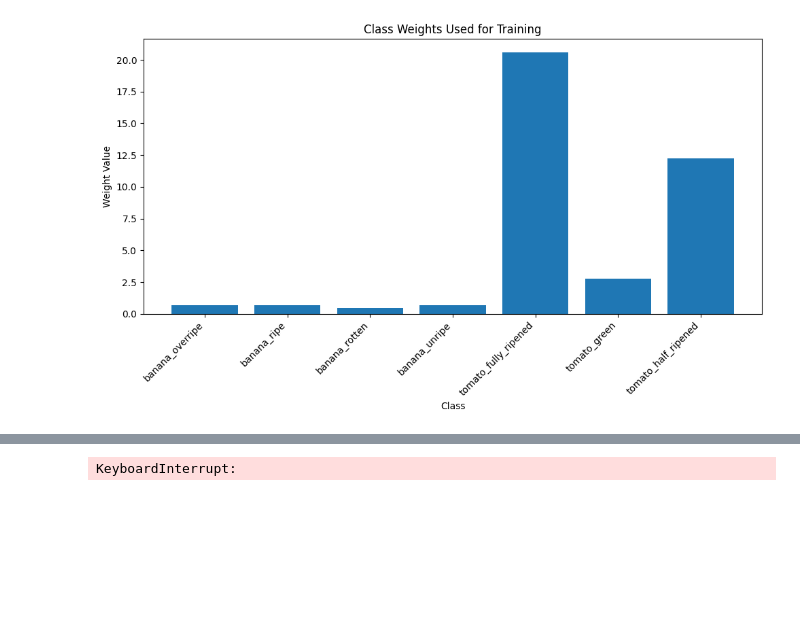
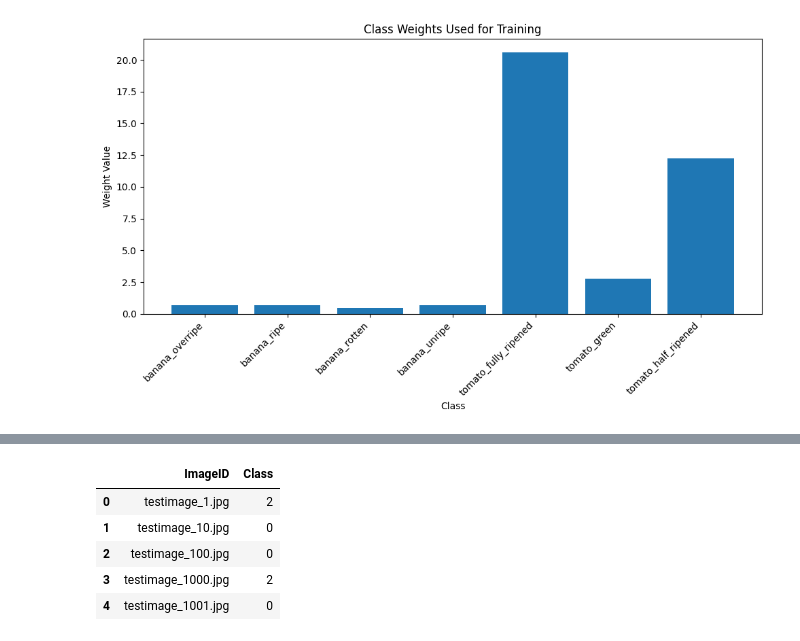
Before and after one commit to haneenakram/neural-network-preject, a Jupyter notebook: CoAtNet/CoAtNet.ipynb, the cells around one changed output, grey strips where cells are left out. Cells and saved outputs as stored; diff of their text form; code cells hidden in the pictures; blank space fills up the shorter version.

```diff
--- a/CoAtNet/CoAtNet.ipynb
+++ b/CoAtNet/CoAtNet.ipynb
@@ -400,11 +440,11 @@ save_file_for_download('/kaggle/working/best_model.weights.h5')
 # %%
+
 import os
 import numpy as np
 import pandas as pd
 from tensorflow.keras.preprocessing.image import load_img, img_to_array
 from tensorflow.keras.models import Model
 from tqdm import tqdm
-
 import tensorflow as tf
 from tensorflow.keras import layers, Model
 
@@ -471,37 +511,38 @@ def build_model(input_shape=(224, 224, 3), num_classes=7):
     x = layers.LayerNormalization()(x)
     x = layers.GlobalAveragePooling1D()(x)
     outputs = layers.Dense(num_classes, activation='softmax')(x)
     return Model(inputs, outputs)
 
 # ======== MODEL LOADING ========
 
 model = build_model(input_shape=(224, 224, 3), num_classes=7)
 model.load_weights('best_model.weights.h5')  # Path to your saved weights
 
-# Now you can use the model:
-# predictions = model.predict(...)
-
-# === Define prediction function ===
 def preprocess_image(image_path, target_size=(224, 224)):
     img = load_img(image_path, target_size=target_size)
     img_array = img_to_array(img) / 255.0
     return np.expand_dims(img_array, axis=0)  # Add batch dimension
 
-# === Load and predict on test images ===
-test_dir = '/kaggle/input/fine-grained-fruit-quality-assessment/test/testNew'
+
+test_dir = '../testNew'
 image_files = sorted([f for f in os.listdir(test_dir) if f.lower().endswith(('.jpg', '.jpeg', '.png'))])
 
 results = []
 for img_name in tqdm(image_files, desc="Predicting"):
     img_path = os.path.join(test_dir, img_name)
     img_tensor = preprocess_image(img_path)
     pred = model.predict(img_tensor, verbose=0)
     predicted_class = np.argmax(pred, axis=1)[0]
     results.append((img_name, predicted_class))
 
 # === Create submission file ===
 submission_df = pd.DataFrame(results, columns=["ImageID", "Class"])
 submission_df.to_csv("submission.csv", index=False)
 submission_df.head()
 # %% [output]
-KeyboardInterrupt:
+|  | ImageID | Class |
+| 0 | testimage_1.jpg | 2 |
+| 1 | testimage_10.jpg | 0 |
+| 2 | testimage_100.jpg | 0 |
+| 3 | testimage_1000.jpg | 2 |
+| 4 | testimage_1001.jpg | 0 |
```
Also changed, not shown: parts of 3 cells of this notebook, 24 other files.
